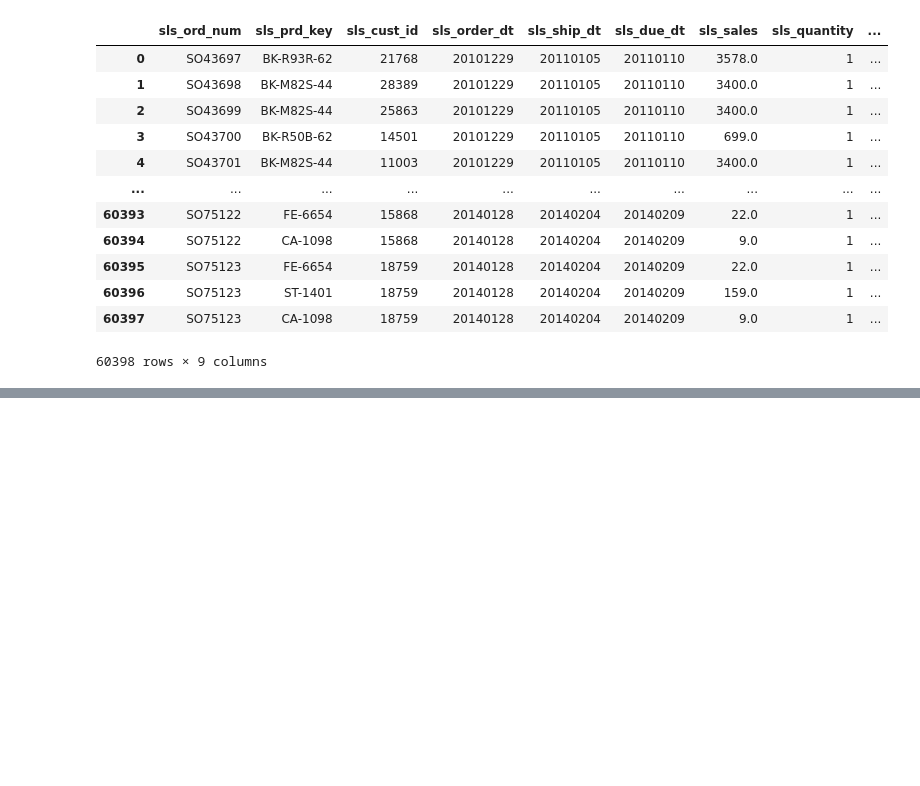
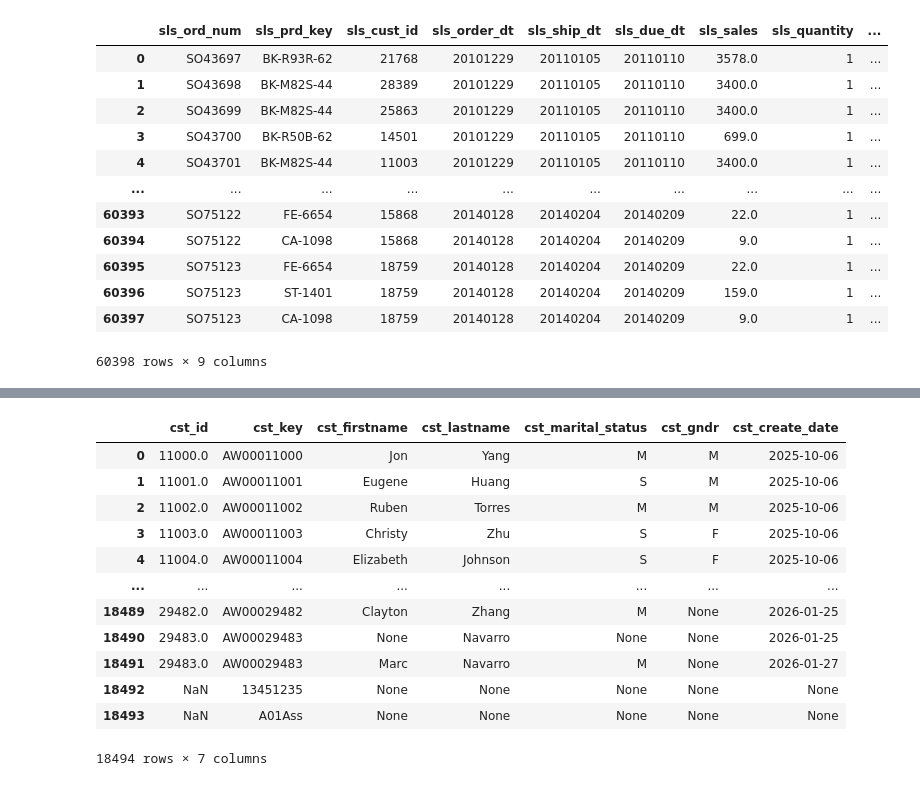
Before and after one commit to chrisjallaine/CloudComputingDataEngineeringActivity, a Jupyter notebook: toRender_Final.ipynb, the cells around one changed output, grey strips where cells are left out. Drawn from its saved outputs; the diff is of its cells as text; code cells hidden in the pictures; blank space fills up the shorter version.

```diff
--- a/toRender_Final.ipynb
+++ b/toRender_Final.ipynb
@@ -354,6 +136,3 @@ sales_df
 # %%
 # connect to database
-conn = sqlalchemy.create_engine('postgresql://user:U02rC3OwlPV8oEZO39S43P7w3uaLHLA1@dpg-d0pbji8dl3ps73akk2i0-a.singapore-postgres.render.com/rawsales')
-
-# write the dataframe to the database
-sales_df.to_sql('hardware_sales', conn, if_exists='replace', index=False)
+conn = sqlalchemy.create_engine('postgresql://final_project_menorias_user:Ok2ZyjMuY33qLbpYmBTDTzLos6Gsrefa@dpg-d0shkf2li9vc73d0jpm0-a.oregon-postgres.render.com/final_project_menorias')
@@ -361,0 +177,18 @@ sales_df.to_sql('hardware_sales', conn, if_exists='replace', index=False)
+# %%
+# read cust_info data from the database
+cust_info_df= pd.read_sql('SELECT * FROM cust_info', conn)
+cust_info_df
+# %% [output]
+|  | cst_id | cst_key | cst_firstname | cst_lastname | cst_marital_status | cst_gndr | cst_create_date |
+| 0 | 11000.0 | AW00011000 | Jon | Yang | M | M | 2025-10-06 |
+| 1 | 11001.0 | AW00011001 | Eugene | Huang | S | M | 2025-10-06 |
+| 2 | 11002.0 | AW00011002 | Ruben | Torres | M | M | 2025-10-06 |
+| 3 | 11003.0 | AW00011003 | Christy | Zhu | S | F | 2025-10-06 |
+| 4 | 11004.0 | AW00011004 | Elizabeth | Johnson | S | F | 2025-10-06 |
+| ... | ... | ... | ... | ... | ... | ... | ... |
+| 18489 | 29482.0 | AW00029482 | Clayton | Zhang | M | None | 2026-01-25 |
+| 18490 | 29483.0 | AW00029483 | None | Navarro | None | None | 2026-01-25 |
+| 18491 | 29483.0 | AW00029483 | Marc | Navarro | M | None | 2026-01-27 |
+| 18492 | NaN | 13451235 | None | None | None | None | None |
+| 18493 | NaN | A01Ass | None | None | None | None | None |
+18494 rows × 7 columns
```
Also changed, not shown: parts of 32 cells of this notebook, 6 other files.
